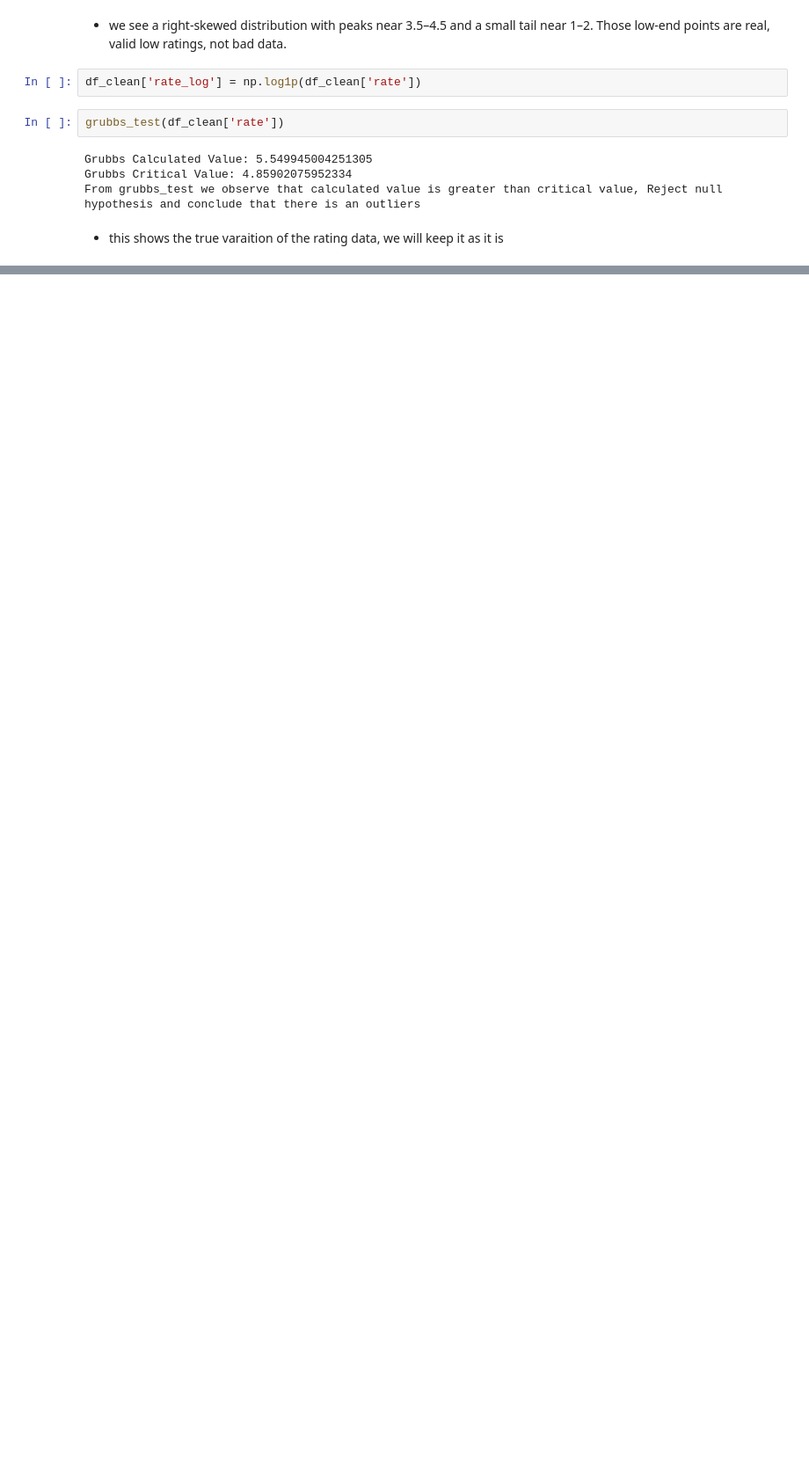
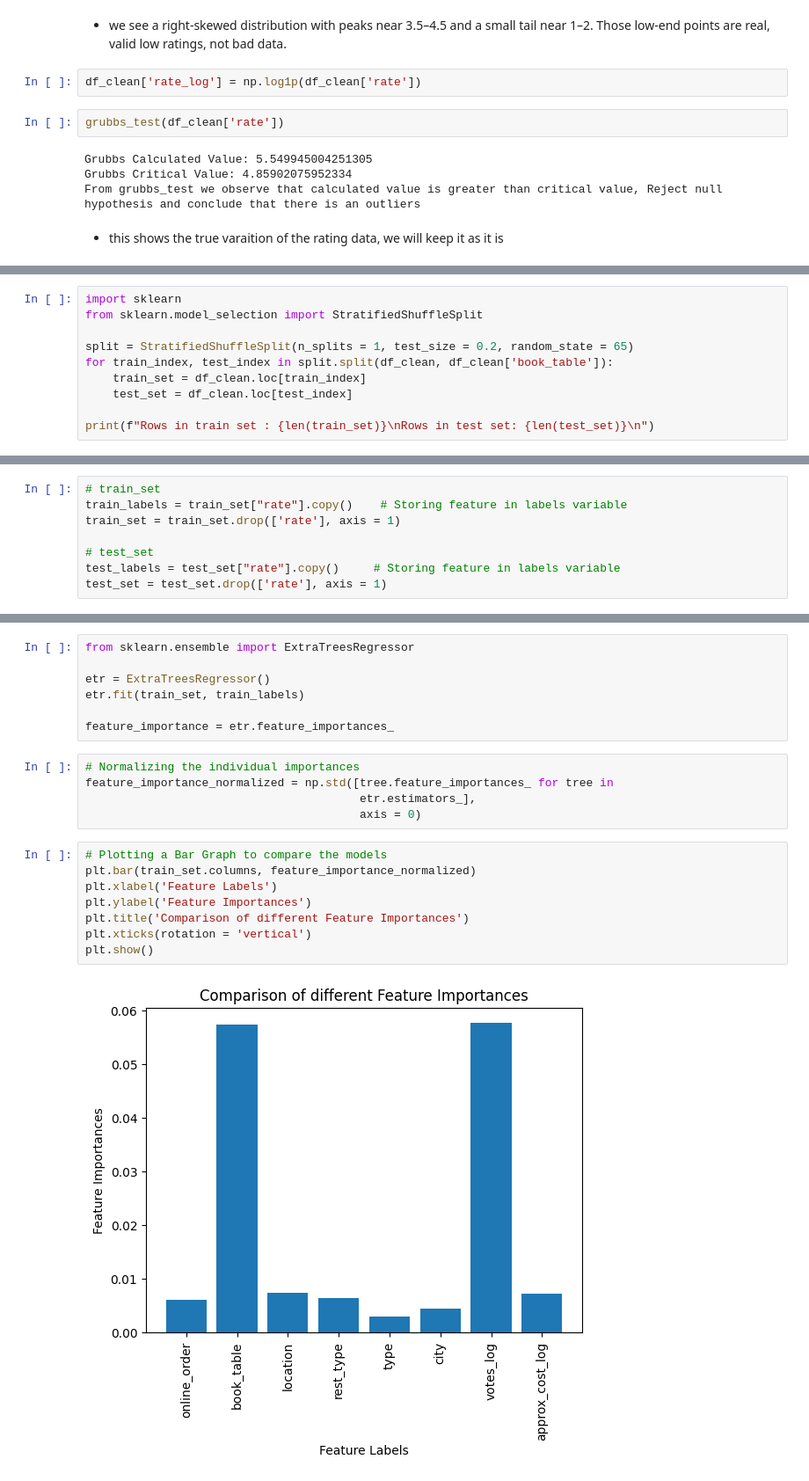
Before and after one commit to bhavbooks/Zomato-Restaurants-Rating-Prediction-, a Jupyter notebook: notebooks/feature_engineering.ipynb, the cells around one changed output, grey strips where cells are left out. Shown at 88% size. Saved outputs shown, nothing was run; the diff lists cells and outputs as text; blank space fills up the shorter version.

Commit message:
modelling starts

```diff
--- a/notebooks/feature_engineering.ipynb
+++ b/notebooks/feature_engineering.ipynb
@@ -371,0 +413,10 @@ plt.show()
+# %%
+import sklearn
+from sklearn.model_selection import StratifiedShuffleSplit
+
+split = StratifiedShuffleSplit(n_splits = 1, test_size = 0.2, random_state = 65)
+for train_index, test_index in split.split(df_clean, df_clean['book_table']):
+    train_set = df_clean.loc[train_index]
+    test_set = df_clean.loc[test_index]
+
+print(f"Rows in train set : {len(train_set)}\nRows in test set: {len(test_set)}\n")
@@ -371,0 +444,8 @@ plt.show()
+# %%
+# train_set
+train_labels = train_set["rate"].copy()    # Storing feature in labels variable
+train_set = train_set.drop(['rate'], axis = 1)
+
+# test_set
+test_labels = test_set["rate"].copy()     # Storing feature in labels variable
+test_set = test_set.drop(['rate'], axis = 1)
@@ -371,0 +550,22 @@ plt.show()
+# %%
+from sklearn.ensemble import ExtraTreesRegressor
+
+etr = ExtraTreesRegressor()
+etr.fit(train_set, train_labels)
+
+feature_importance = etr.feature_importances_
+# %%
+# Normalizing the individual importances
+feature_importance_normalized = np.std([tree.feature_importances_ for tree in
+                                        etr.estimators_],
+                                        axis = 0)
+# %%
+# Plotting a Bar Graph to compare the models
+plt.bar(train_set.columns, feature_importance_normalized)
+plt.xlabel('Feature Labels')
+plt.ylabel('Feature Importances')
+plt.title('Comparison of different Feature Importances')
+plt.xticks(rotation = 'vertical')
+plt.show()
+# %% [output]
+[figure, added]
```
Also changed, not shown: parts of 15 cells of this notebook, 5 other files.
